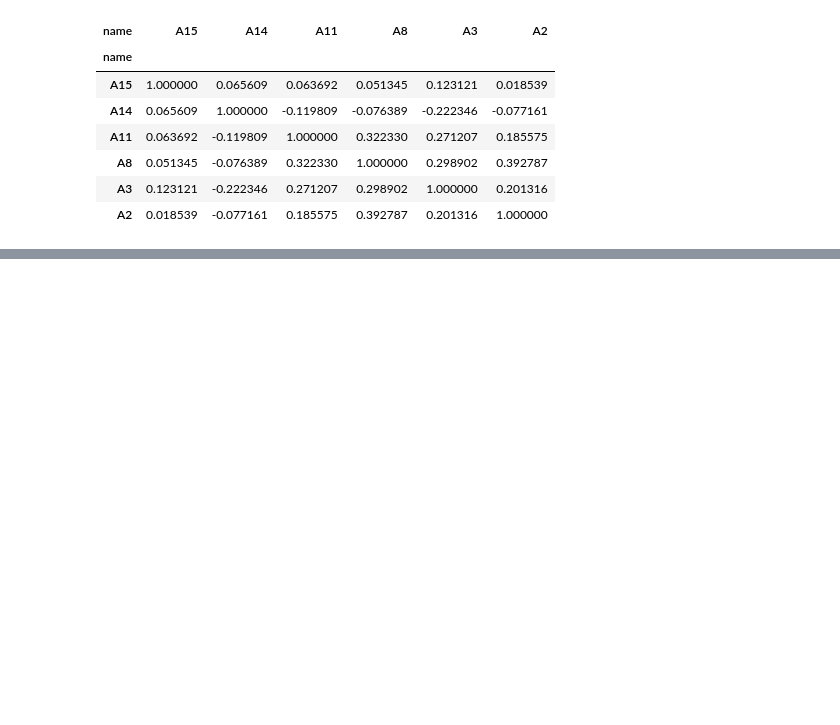
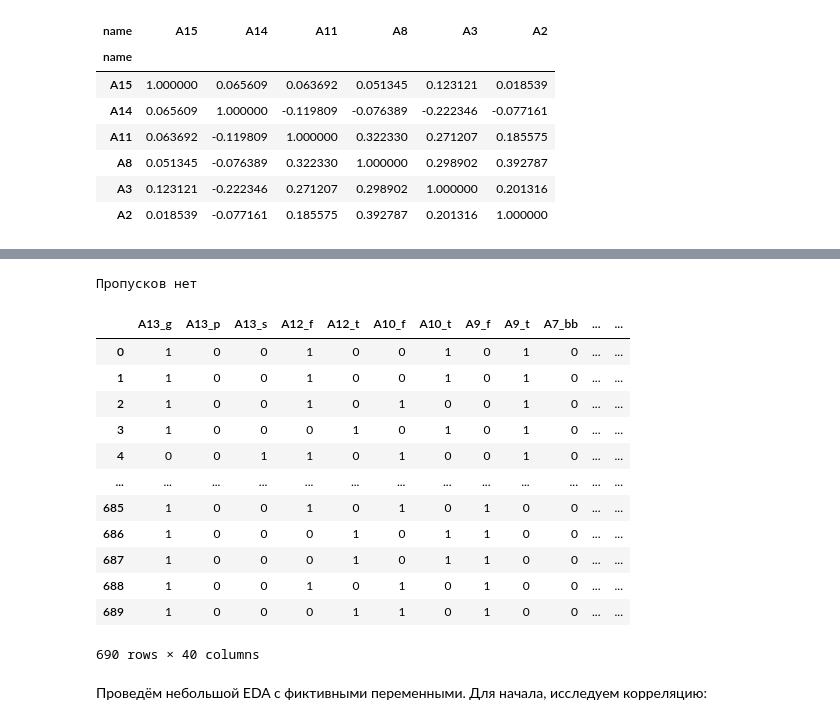
Before and after one commit to aeshef/AlgoTradingLiterature, a Jupyter notebook: ResearchProject.ipynb, the cells around one changed output, grey strips where cells are left out. Drawn from its saved outputs; the diff is of its cells as text; code cells hidden in the pictures; blank space fills up the shorter version.

```diff
--- a/ResearchProject.ipynb
+++ b/ResearchProject.ipynb
@@ -94,23 +105,26 @@ categorical
 # %%
-#Заполним пропуски, а так же проиллюстрируем их заполнение:
-#для начала в таблицу started_blanks запишем количество пропусков в каждом столбце
+# Заполним пропуски, а так же проиллюстрируем их заполнение:
+# для начала в таблицу started_blanks запишем количество пропусков в каждом столбце
 started_blanks = df.isna().sum()
-#непосредственно заполним пропуска
+# непосредственно заполним пропуска
 for name in credit_approval.variables.name:
     if (df[name].isna().sum()!=0):
-        if ((df[name].dtype == int) or (df[name].dtype == float)): #если в столбце не строки, а числа, то заполним средним значением (если переменные непрерывные)
-            fill_value =df[name].mean()
+        if ((df[name].dtype == int) or (df[name].dtype == float)): # если в столбце не строки, а числа, то заполним средним значением (если переменные непрерывные)
+            df_w_cont[name] = df[name]
+            fill_value = df[name].mean()
             df[name].fillna(fill_value, inplace=True)
         else:
-            #если переменная категориальная, то по свойству, описанному выше, кажется логичным заполнить пропуски самым поплярным значением в столбце
+            df_w_cat[name] = df[name]
+            # если переменная категориальная, то по свойству, описанному выше, кажется логичным заполнить пропуски самым популярным значением в столбце
             counted_values = df[name].value_counts()
             most_common =counted_values.idxmax()
             df[name].fillna(most_common, inplace=True)
-#создадим еще одну таблицу с количеством пропусков, но уже в заполненном датафрейме
+# создадим еще одну таблицу с количеством пропусков, но уже в заполненном датафрейме
 finished_blanks = df.isna().sum()
 
 print("До заполнения")
 print(started_blanks)
+print("")
 print("После заполнения")
 print(finished_blanks)
 # %% [output]
@@ -244,0 +325,29 @@ fig_cor.show()
+# %%
+cat_w_dummies = pd.get_dummies(df[categorical.name], columns=['A16', 'A13', 'A12', 'A10', 'A9', 'A7', 'A6', 'A5', 'A4', 'A1'])#.drop(columns = ["A16_+", "A16_-"], axis=1, inplace=True)
+
+# исключаем из рассмотрения, поскольку A16 - целевой признак
+cat_w_dummies.drop(columns = ["A16_+", "A16_-"], axis=1, inplace=True)
+
+# убедимся, что в нём нет пропущенных значений
+
+if (cat_w_dummies.isna().sum().sum() == 0):
+    print("Пропусков нет")
+
+cat_w_dummies
+# %% [output]
+Пропусков нет
+|  | A13_g | A13_p | A13_s | A12_f | A12_t | A10_f | A10_t | A9_f | A9_t | A7_bb | ... | ... |
+| 0 | 1 | 0 | 0 | 1 | 0 | 0 | 1 | 0 | 1 | 0 | ... | ... |
+| 1 | 1 | 0 | 0 | 1 | 0 | 0 | 1 | 0 | 1 | 0 | ... | ... |
+| 2 | 1 | 0 | 0 | 1 | 0 | 1 | 0 | 0 | 1 | 0 | ... | ... |
+| 3 | 1 | 0 | 0 | 0 | 1 | 0 | 1 | 0 | 1 | 0 | ... | ... |
+| 4 | 0 | 0 | 1 | 1 | 0 | 1 | 0 | 0 | 1 | 0 | ... | ... |
+| ... | ... | ... | ... | ... | ... | ... | ... | ... | ... | ... | ... | ... |
+| 685 | 1 | 0 | 0 | 1 | 0 | 1 | 0 | 1 | 0 | 0 | ... | ... |
+| 686 | 1 | 0 | 0 | 0 | 1 | 0 | 1 | 1 | 0 | 0 | ... | ... |
+| 687 | 1 | 0 | 0 | 0 | 1 | 0 | 1 | 1 | 0 | 0 | ... | ... |
+| 688 | 1 | 0 | 0 | 1 | 0 | 1 | 0 | 1 | 0 | 0 | ... | ... |
+| 689 | 1 | 0 | 0 | 0 | 1 | 1 | 0 | 1 | 0 | 0 | ... | ... |
+690 rows × 40 columns
+# %% [markdown]
+Проведём небольшой EDA с фиктивными переменными. Для начала, исследуем корреляцию:
```
Also changed, not shown: parts of 23 cells of this notebook.
